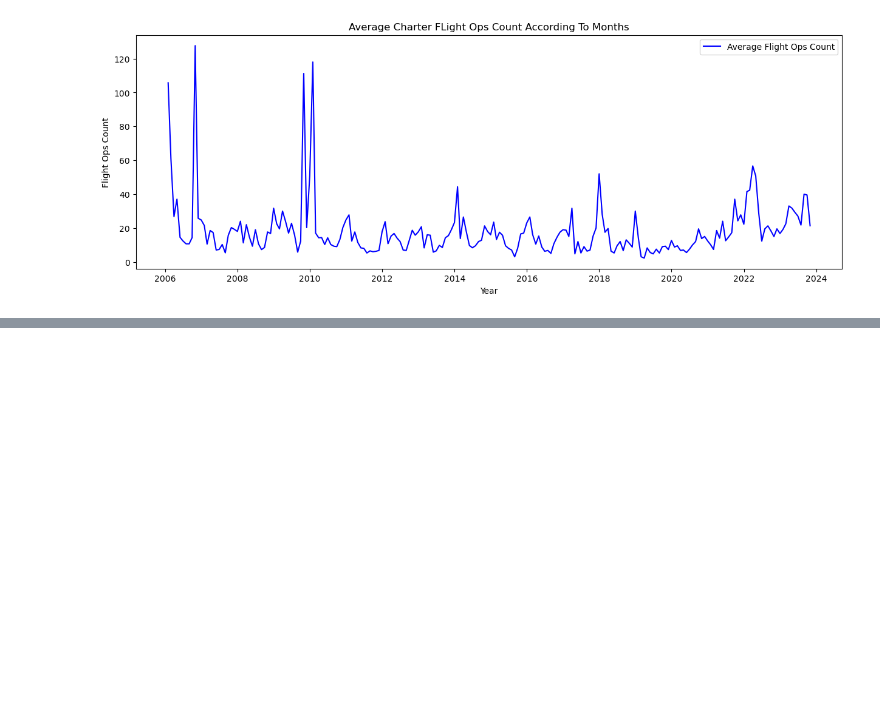
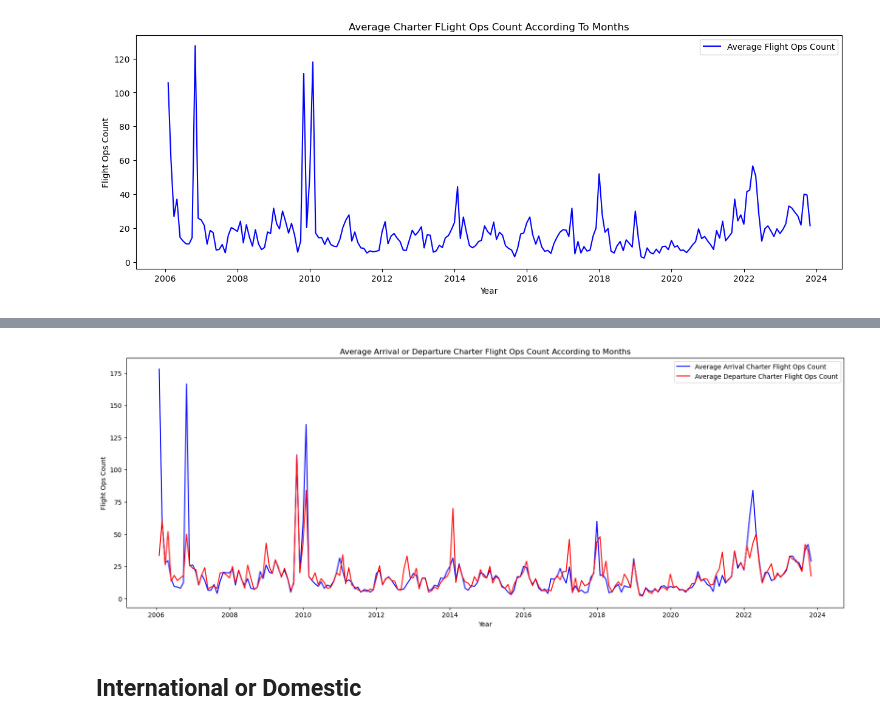
Before and after one commit to IsaganiJulian/LAX_Analysis, a Jupyter notebook: flight_ops/flight_ops.ipynb, the cells around one changed output, grey strips where cells are left out. Drawn from its saved outputs; the diff is of its cells as text; code cells hidden in the pictures; blank space fills up the shorter version.

```diff
--- a/flight_ops/flight_ops.ipynb
+++ b/flight_ops/flight_ops.ipynb
@@ -322,0 +392,18 @@ plt.show()
+# %%
+# Plotdomestic and international on the same graph
+plt.figure(figsize=(20, 7))
+
+# Plotting arrival
+plt.plot(arrival.resample('M').mean(), color="b", label="Average Arrival Charter Flight Ops Count")
+
+# Plotting departure
+plt.plot(departure.resample('M').mean(), color="r", label="Average Departure Charter Flight Ops Count")
+plt.legend()
+plt.xlabel("Year")
+plt.ylabel("Flight Ops Count")
+plt.title("Average Arrival or Departure Charter Flight Ops Count According to Months")
+plt.show()
+# %% [output]
+[figure, added]
+# %% [markdown]
+## International or Domestic
```
Also changed, not shown: parts of 26 cells of this notebook.
